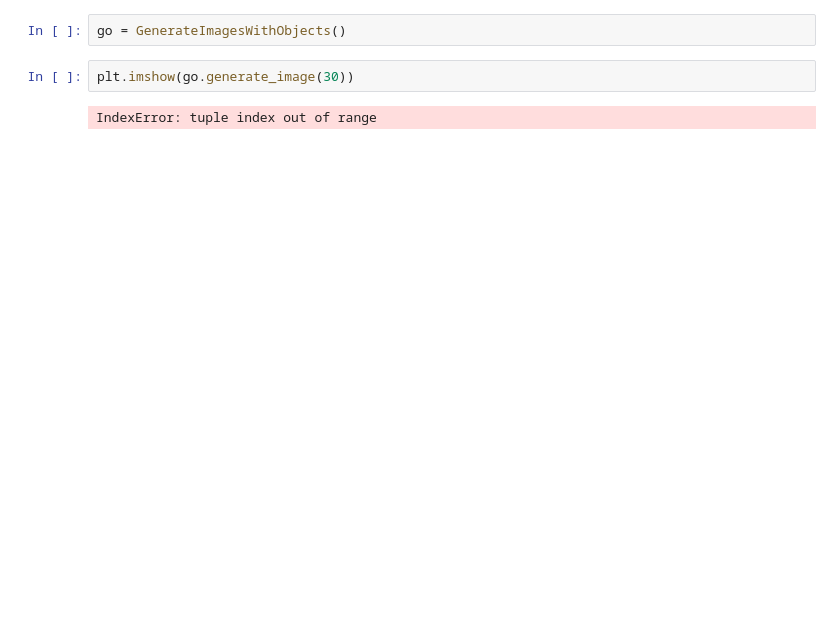
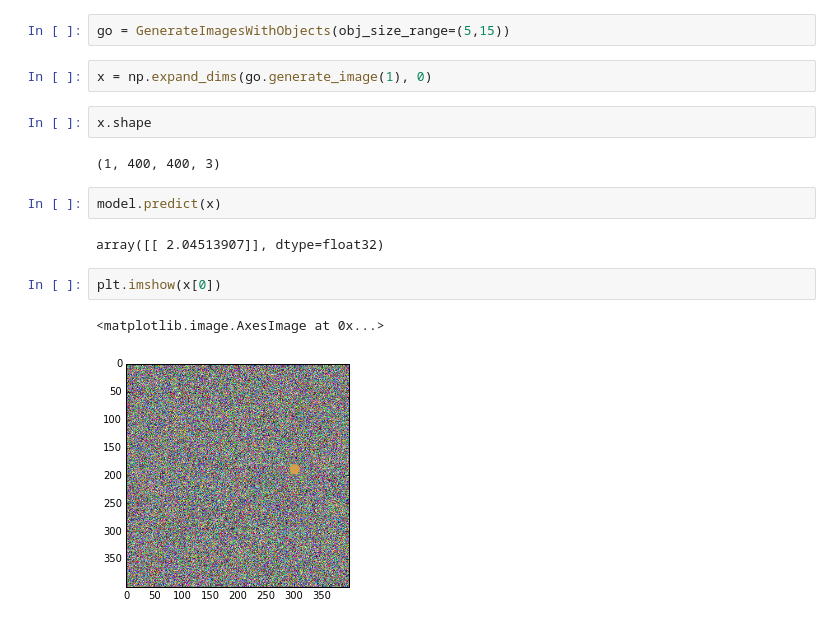
Before and after one commit to i008/deepcounting, a Jupyter notebook: deepcounting.ipynb, the cells around one changed output. Cells and saved outputs as stored; diff of their text form; blank space fills up the shorter version.

```diff
--- a/deepcounting.ipynb
+++ b/deepcounting.ipynb
@@ -106,6 +295,17 @@ plt.imshow(go.generate_image(30))
 # %%
-go = GenerateImagesWithObjects()
+go = GenerateImagesWithObjects(obj_size_range=(5,15))
-# %%
-plt.imshow(go.generate_image(30))
-# %% [output]
-IndexError: tuple index out of range
+# %%
+x = np.expand_dims(go.generate_image(1), 0)
+# %%
+x.shape
+# %% [output]
+(1, 400, 400, 3)
+# %%
+model.predict(x)
+# %% [output]
+array([[ 2.04513907]], dtype=float32)
+# %%
+plt.imshow(x[0])
+# %% [output]
+<matplotlib.image.AxesImage at 0x...>
+[figure, added]
```
Also changed, not shown: parts of 18 cells of this notebook, 2 other files.
